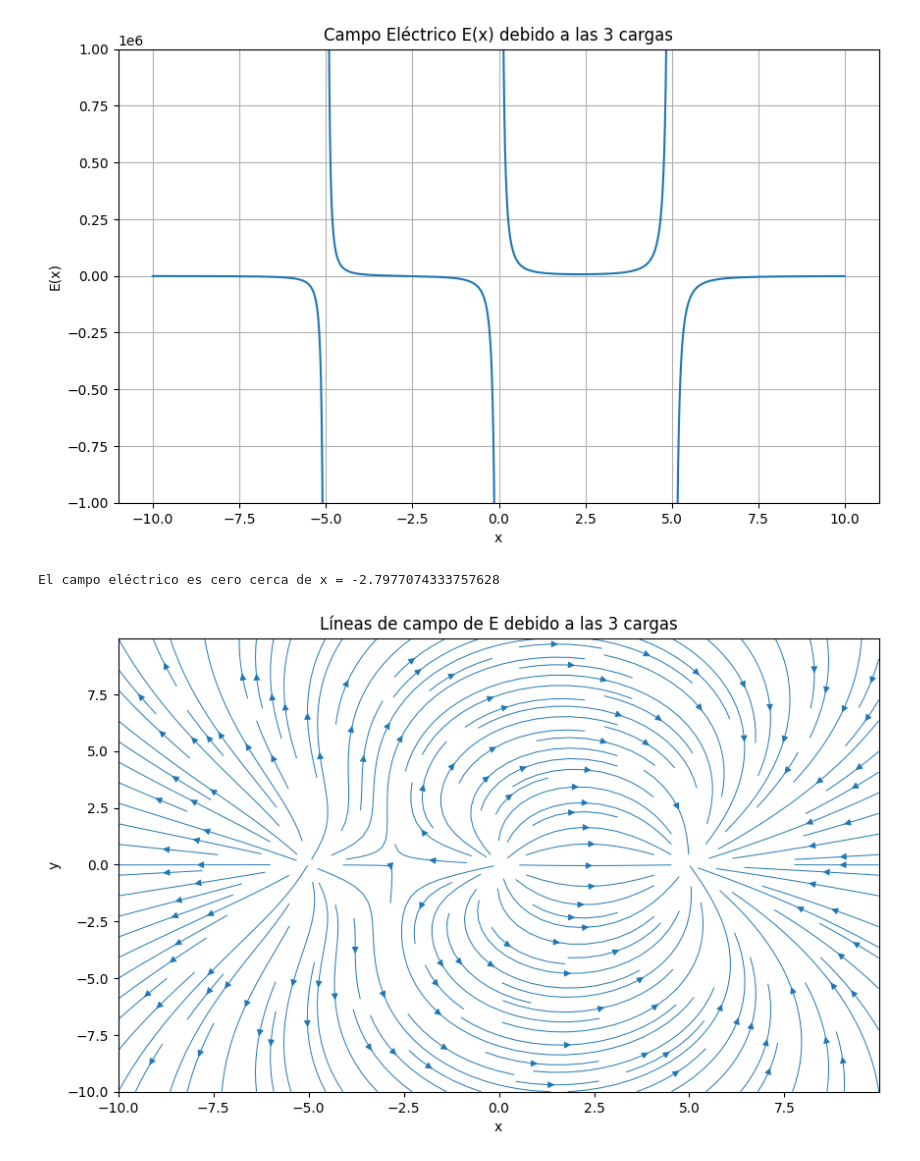
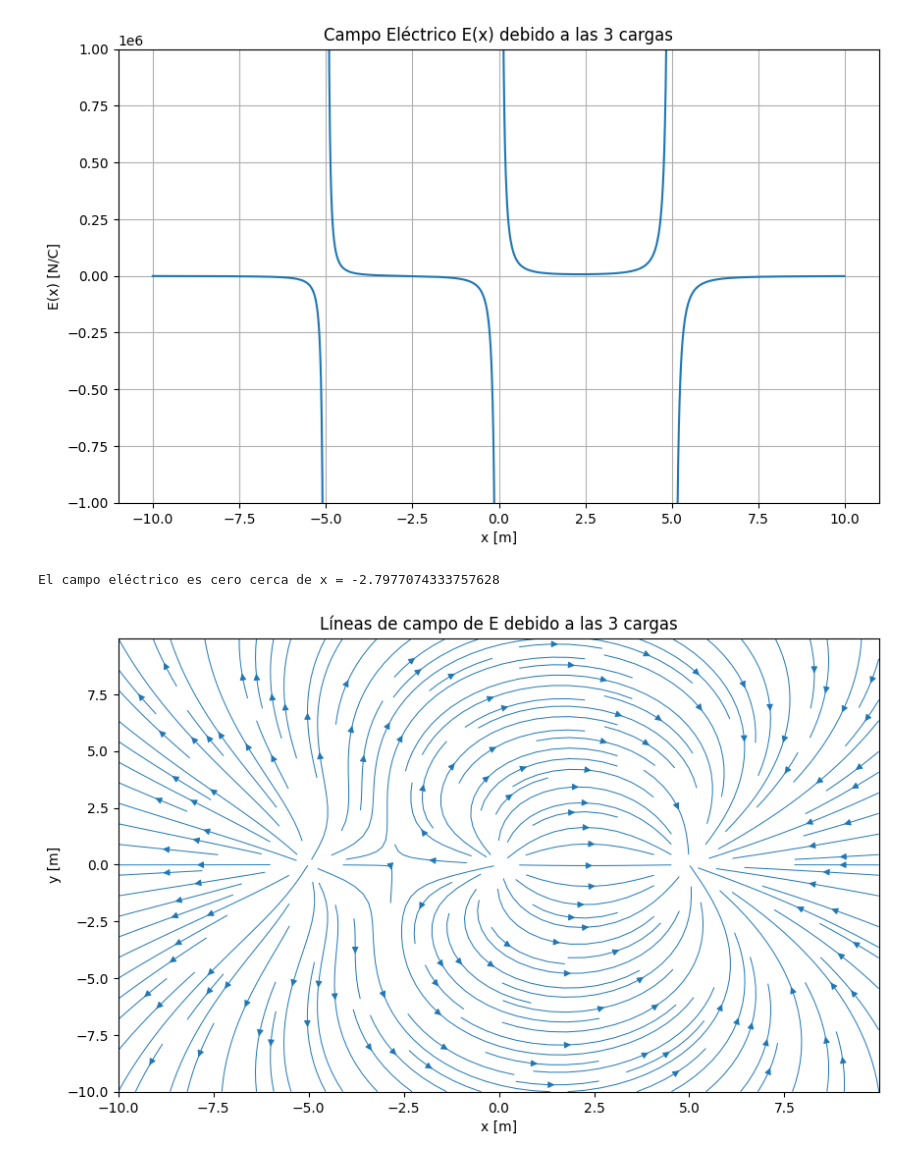
Before and after one commit to diegojuarez965/Fisica2Labo1, a Jupyter notebook: laboratorio1/lab1.ipynb, the cells around one changed output. Cells and saved outputs as stored; diff of their text form; code cells hidden in the pictures.

```diff
--- a/laboratorio1/lab1.ipynb
+++ b/laboratorio1/lab1.ipynb
@@ -81,14 +92,14 @@ plt.show()
 # %%
 plt.figure(figsize=(10, 6))
 plt.plot(x, x_axis_Ex[0, :])
 plt.ylim(-1e6, 1e6)
-plt.xlabel('x')
-plt.ylabel('E(x)')
+plt.xlabel('x [m]')
+plt.ylabel('E(x) [N/C]')
 plt.title('Campo Eléctrico E(x) debido a las 3 cargas')
 plt.grid()
 plt.show()
 # %% [output]
-[figure, old version]
+[figure, new version]
 # %%
 def bisection(f, a, b, tolerance=1e-10, max_iter=1000000000):
     """ Método de la bisección para encontrar la raíz de f en el intervalo [a, b] """
@@ -122,11 +133,11 @@ El campo eléctrico es cero cerca de x = -2.7977074333757628
 plt.figure(figsize=(10, 6))
 plt.streamplot(X, Y, Ex, Ey, density=1.5, linewidth=0.7)
 plt.title("Líneas de campo de E debido a las 3 cargas")
-plt.xlabel("x")
-plt.ylabel("y")
+plt.xlabel("x [m]")
+plt.ylabel("y [m]")
 plt.show()
 # %% [output]
-[figure, old version]
+[figure, new version]
 # %%
 plt.figure(figsize=(10, 6))
 plt.plot(x, V1[0, :])
```
Also changed, not shown: parts of 8 cells of this notebook.
